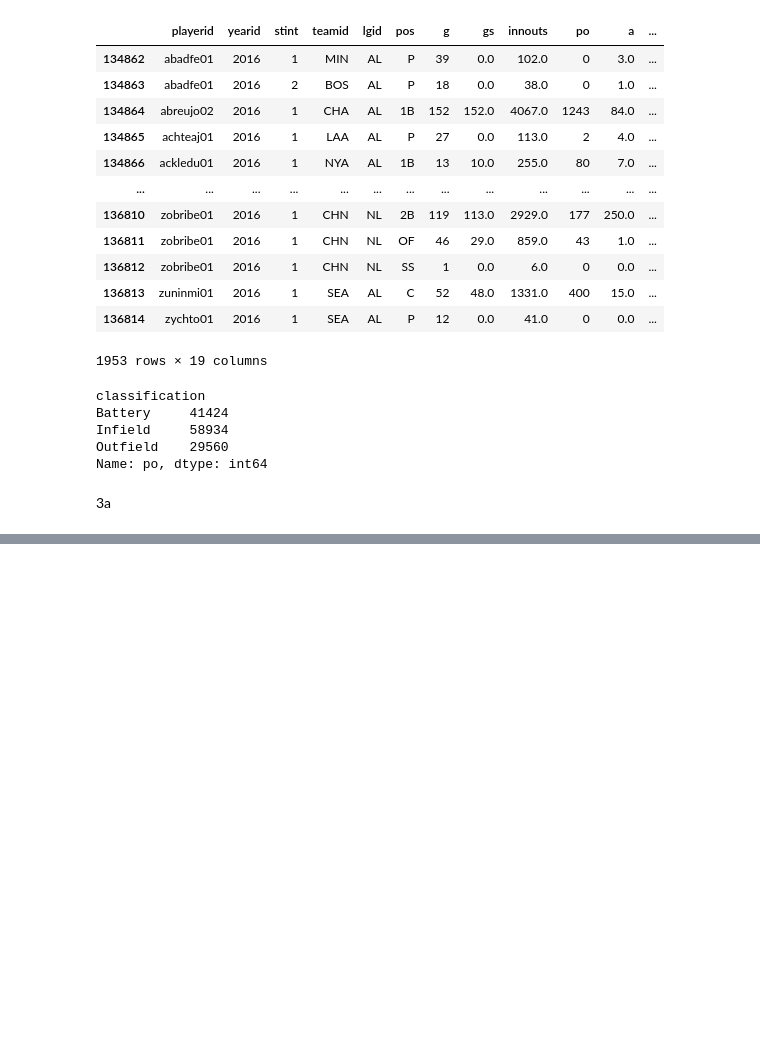
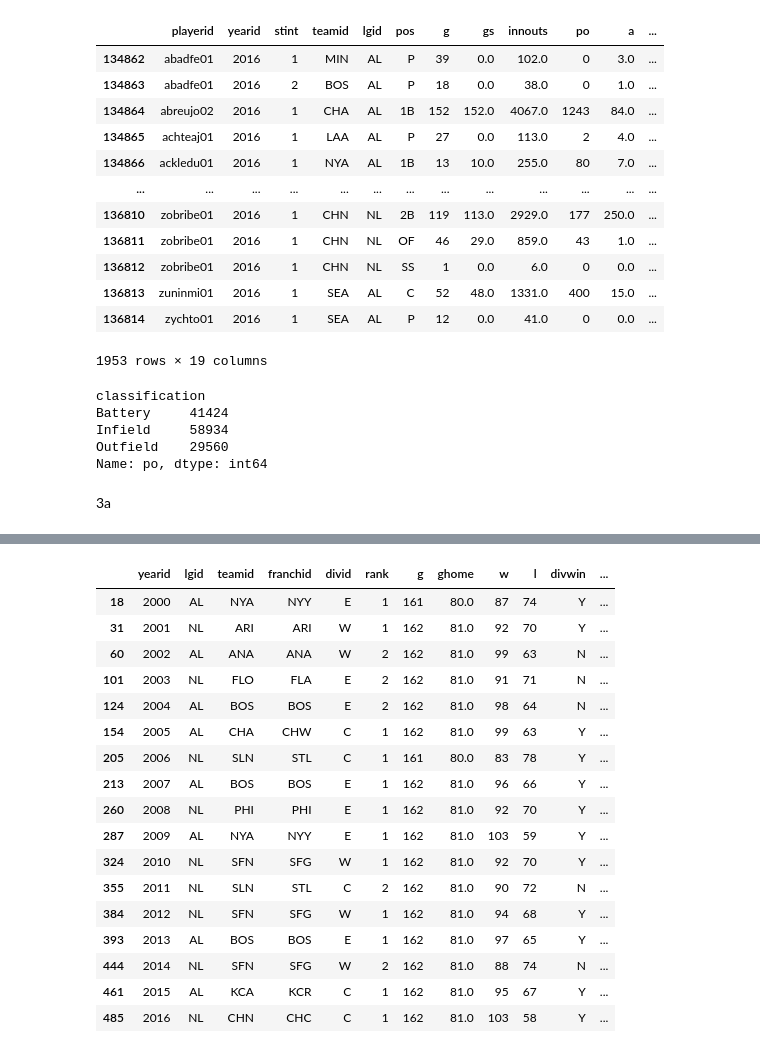
Before and after one commit to ryanhilber93/lahman-baseball-python-ryanhilber93, a Jupyter notebook: lahman_baseball_python_hilber.ipynb, the cells around one changed output, grey strips where cells are left out. Drawn from its saved outputs; the diff is of its cells as text; code cells hidden in the pictures; blank space fills up the shorter version.

```diff
--- a/lahman_baseball_python_hilber.ipynb
+++ b/lahman_baseball_python_hilber.ipynb
@@ -381,0 +1084,21 @@ Name: po, dtype: int64
+# %%
+teams_and_salaries2[teams_and_salaries['wswin'] == 'Y']
+# %% [output]
+|  | yearid | lgid | teamid | franchid | divid | rank | g | ghome | w | l | divwin | ... |
+| 18 | 2000 | AL | NYA | NYY | E | 1 | 161 | 80.0 | 87 | 74 | Y | ... |
+| 31 | 2001 | NL | ARI | ARI | W | 1 | 162 | 81.0 | 92 | 70 | Y | ... |
+| 60 | 2002 | AL | ANA | ANA | W | 2 | 162 | 81.0 | 99 | 63 | N | ... |
+| 101 | 2003 | NL | FLO | FLA | E | 2 | 162 | 81.0 | 91 | 71 | N | ... |
+| 124 | 2004 | AL | BOS | BOS | E | 2 | 162 | 81.0 | 98 | 64 | N | ... |
+| 154 | 2005 | AL | CHA | CHW | C | 1 | 162 | 81.0 | 99 | 63 | Y | ... |
+| 205 | 2006 | NL | SLN | STL | C | 1 | 161 | 80.0 | 83 | 78 | Y | ... |
+| 213 | 2007 | AL | BOS | BOS | E | 1 | 162 | 81.0 | 96 | 66 | Y | ... |
+| 260 | 2008 | NL | PHI | PHI | E | 1 | 162 | 81.0 | 92 | 70 | Y | ... |
+| 287 | 2009 | AL | NYA | NYY | E | 1 | 162 | 81.0 | 103 | 59 | Y | ... |
+| 324 | 2010 | NL | SFN | SFG | W | 1 | 162 | 81.0 | 92 | 70 | Y | ... |
+| 355 | 2011 | NL | SLN | STL | C | 2 | 162 | 81.0 | 90 | 72 | N | ... |
+| 384 | 2012 | NL | SFN | SFG | W | 1 | 162 | 81.0 | 94 | 68 | Y | ... |
+| 393 | 2013 | AL | BOS | BOS | E | 1 | 162 | 81.0 | 97 | 65 | Y | ... |
+| 444 | 2014 | NL | SFN | SFG | W | 2 | 162 | 81.0 | 88 | 74 | N | ... |
+| 461 | 2015 | AL | KCA | KCR | C | 1 | 162 | 81.0 | 95 | 67 | Y | ... |
+| 485 | 2016 | NL | CHN | CHC | C | 1 | 162 | 81.0 | 103 | 58 | Y | ... |
```
Also changed, not shown: parts of 93 cells of this notebook.
